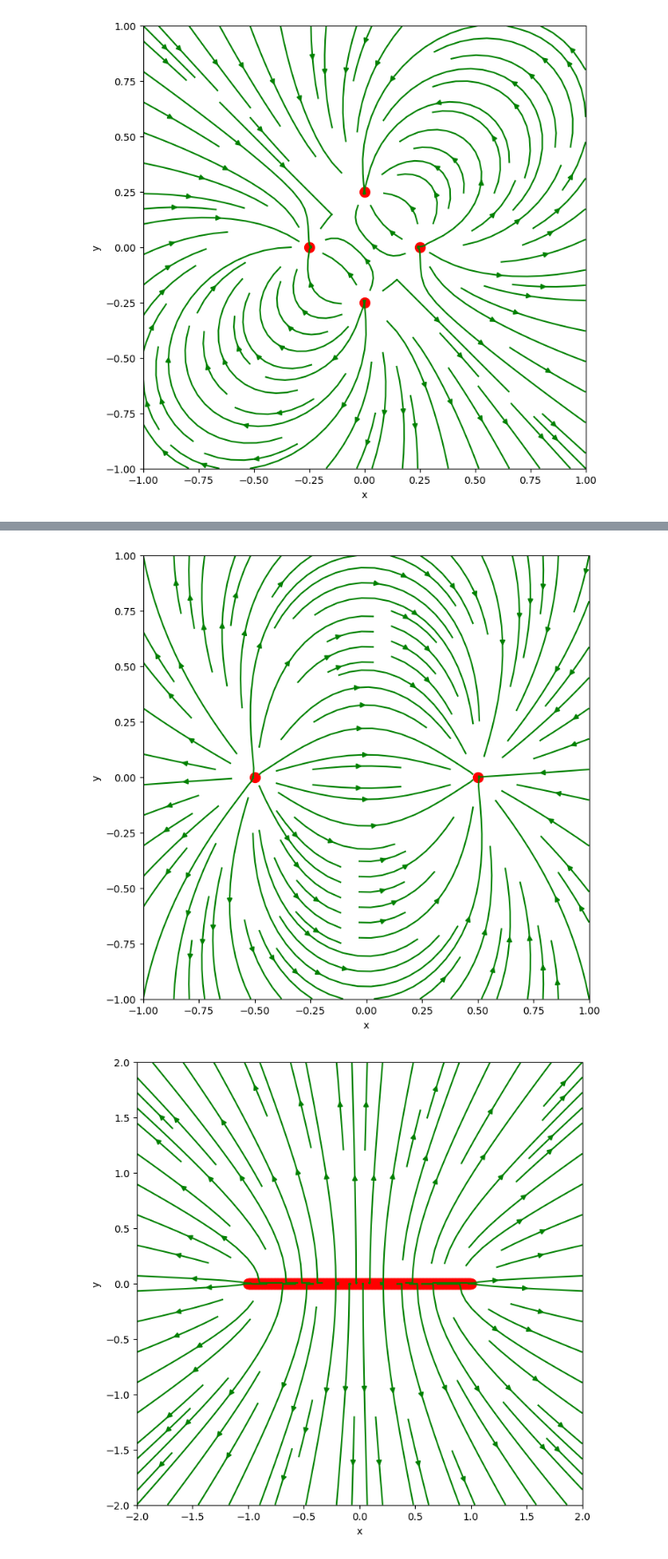
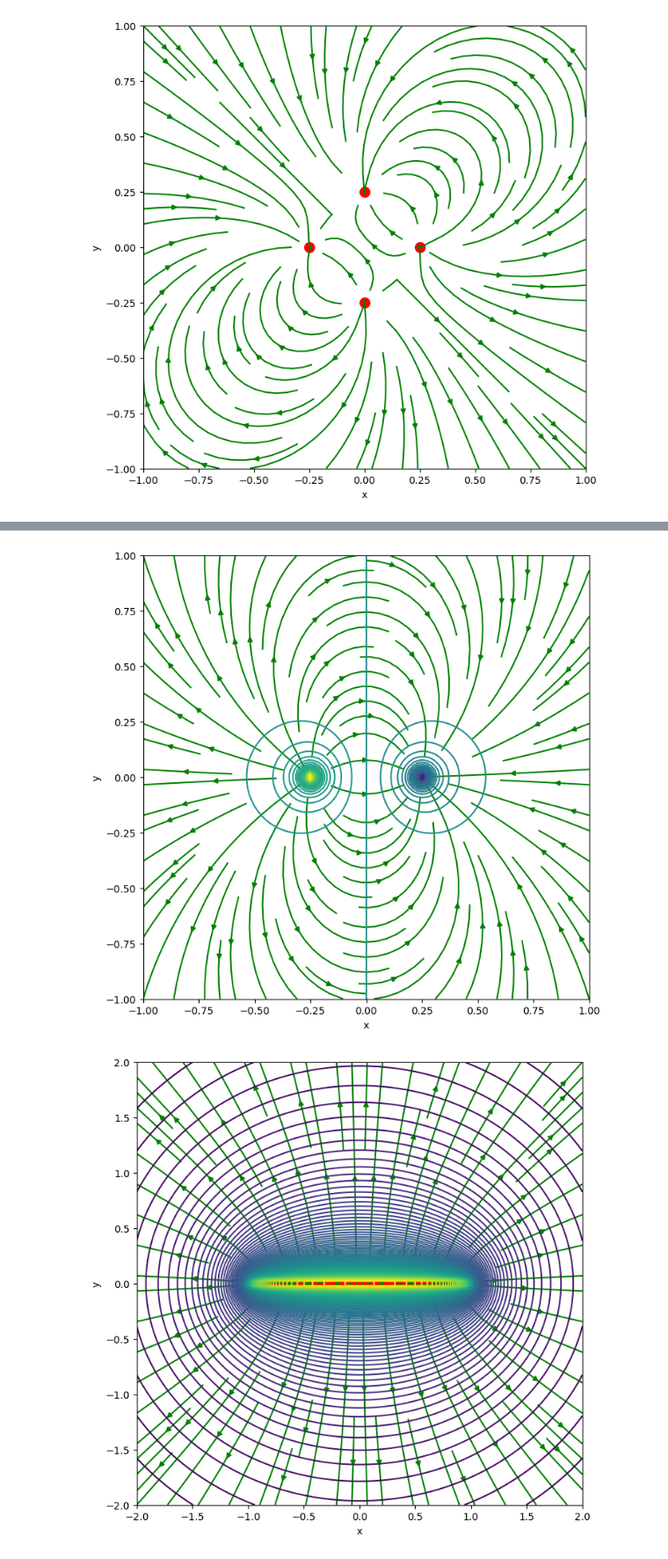
Before and after one commit to brash99/phys202, a Jupyter notebook: JupyterNotebooks/ElectricFieldLines.ipynb, the cells around one changed output, grey strips where cells are left out. Shown at 88% size. Saved outputs shown, nothing was run; the diff lists cells and outputs as text; code cells hidden in the pictures.

```diff
--- a/JupyterNotebooks/ElectricFieldLines.ipynb
+++ b/JupyterNotebooks/ElectricFieldLines.ipynb
@@ -133,7 +133,7 @@ plt.show()
 # %% [output]
 [figure]
 # %%
-def DrawELines(Q, XQ, YQ, xl=-1, xh=1, yl=-1, yh=1):
+def DrawELines(Q, XQ, YQ, xl=-1, xh=1, yl=-1, yh=1, showV = False):
     # Q is a list of charges
     # XQ and YQ are positions of the charges
     # Calculate the field at 100 points in the x-y plan
@@ -167,6 +167,13 @@ def DrawELines(Q, XQ, YQ, xl=-1, xh=1, yl=-1, yh=1):
     ax.set_xlim(xl,xh)
     ax.set_ylim(yl,yh)
 
+    if (showV):
+        V = np.zeros((100,100))
+        for i in range(n_charges):
+            r = np.sqrt((X-XQ[i])**2 + (Y-YQ[i])**2)
+            V += ke*Q[i]/r
+        ax.contour(X,Y,V, 100)
+
     plt.show()
 # %%
 # Point charge at (0,0)
@@ -182,19 +189,19 @@ DrawELines(Q, XQ, YQ)
 # Electric Dipole
 
 Q = [1e-9, -1e-9]
-XQ = [-0.5,0.5]
+XQ = [-0.25,0.25]
 YQ = [0.0,0.0]
 
-DrawELines(Q, XQ, YQ)
+DrawELines(Q, XQ, YQ, showV = True)
 # %% [output]
-[figure, old version]
+[figure, new version]
 # %%
 # Line of charge
 
 Q = [1e-9]*1000
 XQ = np.linspace(-1,1,1000)
 YQ = np.zeros(1000)
 
-DrawELines(Q, XQ, YQ, -2, 2, -2, 2)
+DrawELines(Q, XQ, YQ, -2, 2, -2, 2, showV = True)
 # %% [output]
-[figure, old version]
+[figure, new version]
```
Also changed, not shown: parts of 4 cells of this notebook.
